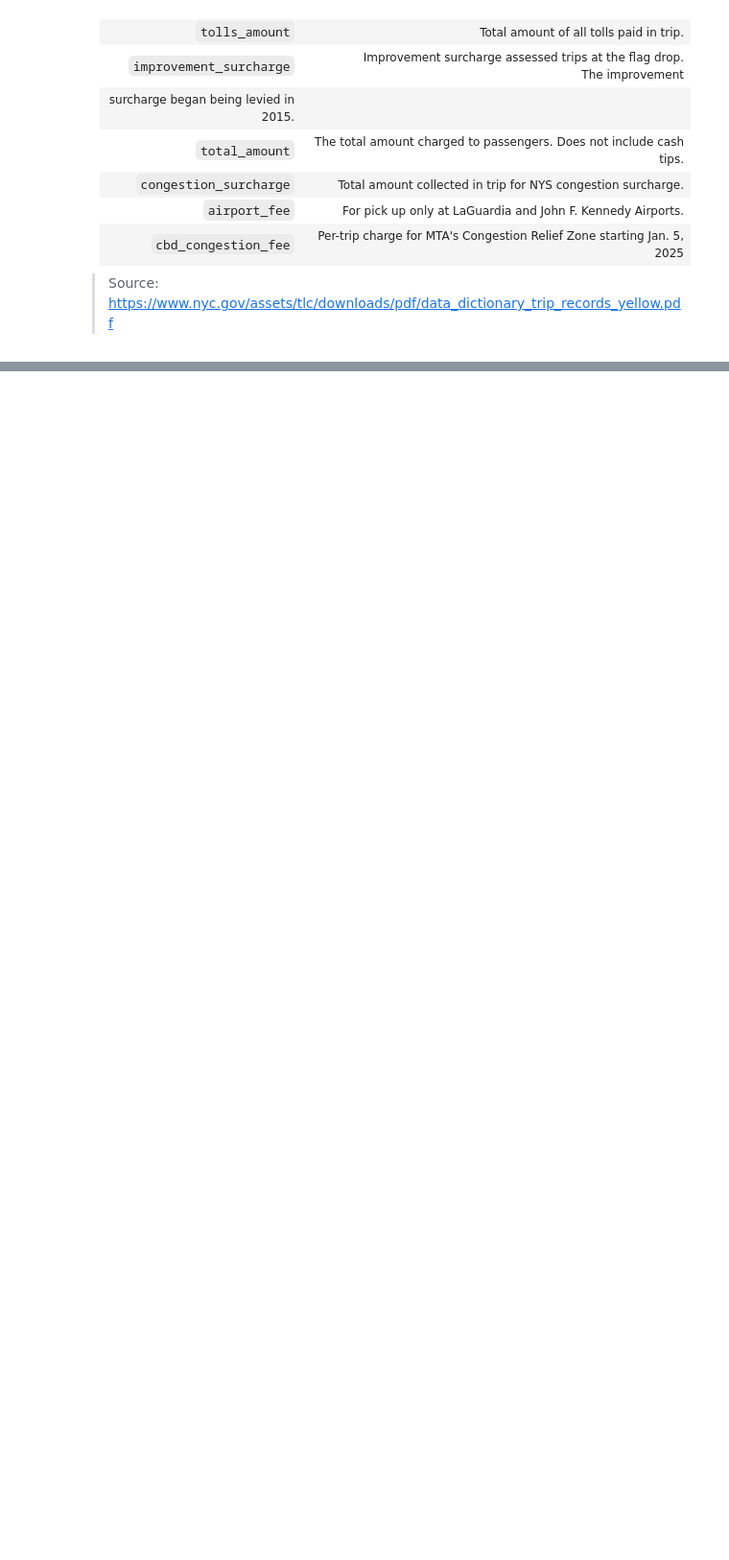
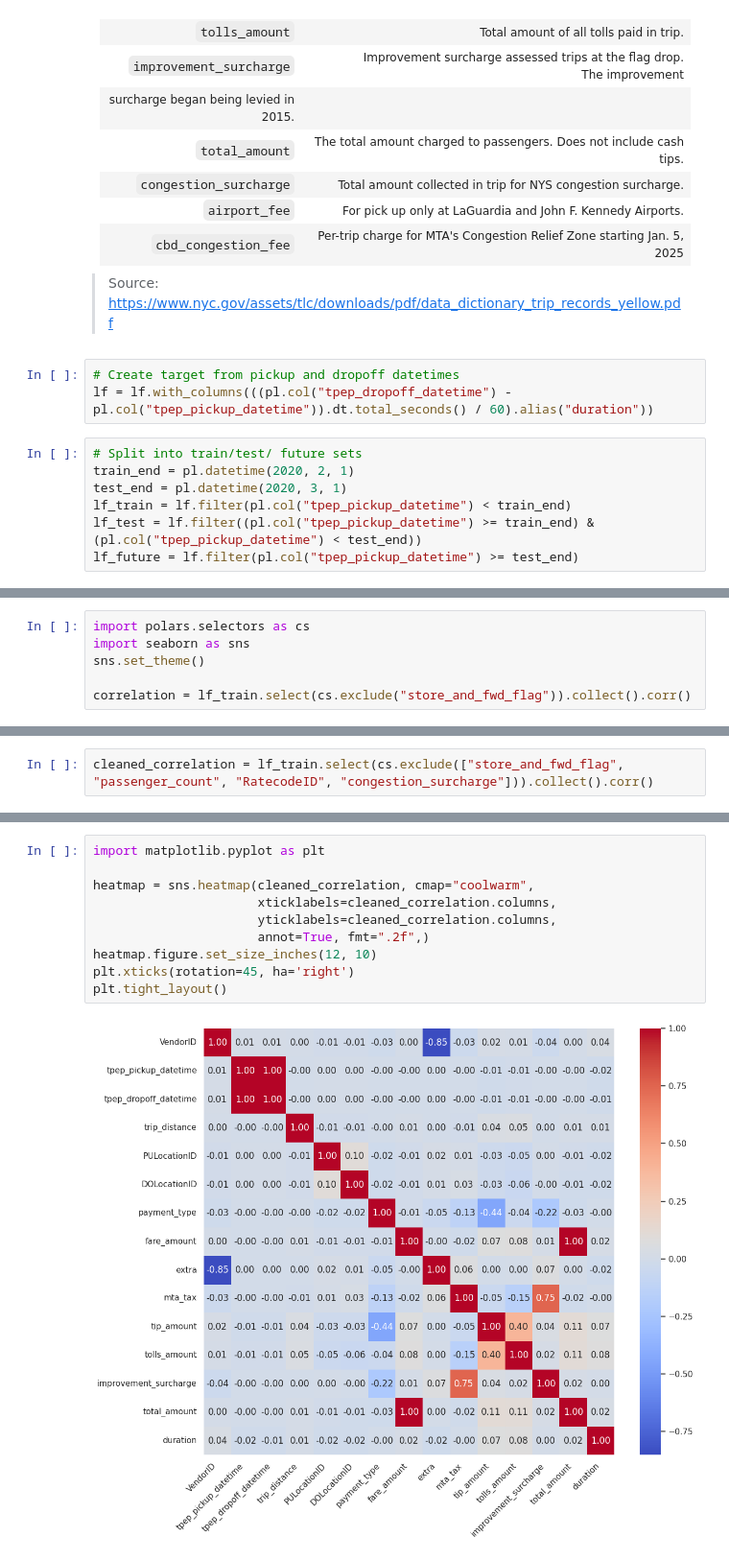
Before and after one commit to mircohoehne/e2e-taxi-ride-duration-prediction, a Jupyter notebook: notebooks/01_baseline.ipynb, the cells around one changed output, grey strips where cells are left out. Shown at 96% size. Saved outputs shown, nothing was run; the diff lists cells and outputs as text; blank space fills up the shorter version.

Commit message:
feat(notebooks): added initial cleaning and first viz for correlation

```diff
--- a/notebooks/01_baseline.ipynb
+++ b/notebooks/01_baseline.ipynb
@@ -72,3 +138,13 @@ surcharge began being levied in 2015.|
 |`cbd_congestion_fee`|Per-trip charge for MTA's Congestion Relief Zone starting Jan. 5, 2025|
 
 > Source: [https://www.nyc.gov/assets/tlc/downloads/pdf/data_dictionary_trip_records_yellow.pdf](https://www.nyc.gov/assets/tlc/downloads/pdf/data_dictionary_trip_records_yellow.pdf)
+# %%
+# Create target from pickup and dropoff datetimes
+lf = lf.with_columns(((pl.col("tpep_dropoff_datetime") - pl.col("tpep_pickup_datetime")).dt.total_seconds() / 60).alias("duration"))
+# %%
+# Split into train/test/ future sets
+train_end = pl.datetime(2020, 2, 1)
+test_end = pl.datetime(2020, 3, 1)
+lf_train = lf.filter(pl.col("tpep_pickup_datetime") < train_end)
+lf_test = lf.filter((pl.col("tpep_pickup_datetime") >= train_end) & (pl.col("tpep_pickup_datetime") < test_end))
+lf_future = lf.filter(pl.col("tpep_pickup_datetime") >= test_end)
@@ -74,0 +170,6 @@ surcharge began being levied in 2015.|
+# %%
+import polars.selectors as cs
+import seaborn as sns
+sns.set_theme()
+
+correlation = lf_train.select(cs.exclude("store_and_fwd_flag")).collect().corr()
@@ -74,0 +193,2 @@ surcharge began being levied in 2015.|
+# %%
+cleaned_correlation = lf_train.select(cs.exclude(["store_and_fwd_flag", "passenger_count", "RatecodeID", "congestion_surcharge"])).collect().corr()
@@ -74,0 +212,12 @@ surcharge began being levied in 2015.|
+# %%
+import matplotlib.pyplot as plt
+
+heatmap = sns.heatmap(cleaned_correlation, cmap="coolwarm",
+                      xticklabels=cleaned_correlation.columns,
+                      yticklabels=cleaned_correlation.columns,
+                      annot=True, fmt=".2f",)
+heatmap.figure.set_size_inches(12, 10)
+plt.xticks(rotation=45, ha='right')
+plt.tight_layout()
+# %% [output]
+[figure, added]
```
Also changed, not shown: parts of 15 cells of this notebook, 2 other files.
